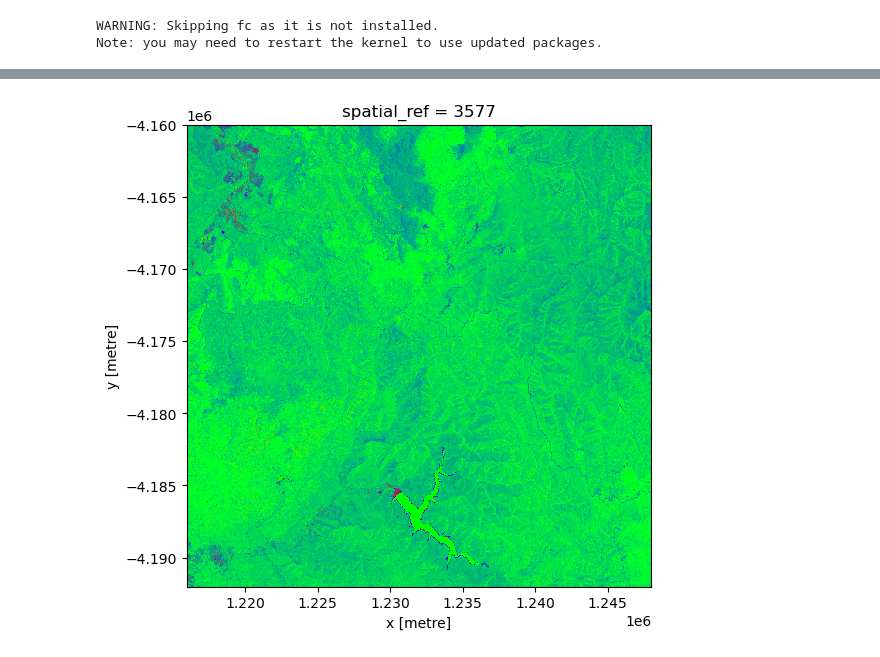
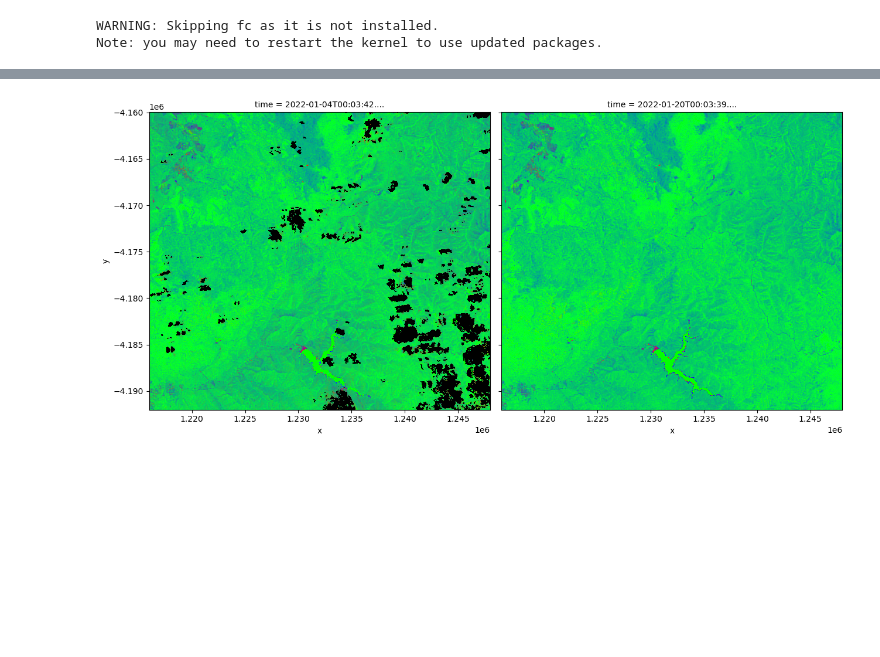
Before and after one commit to jennaguffogg/fc-sub-annual, a Jupyter notebook: notebooks/fc-landsat-exploration.ipynb, the cells around one changed output, grey strips where cells are left out. Drawn from its saved outputs; the diff is of its cells as text; code cells hidden in the pictures; blank space fills up the shorter version.

```diff
--- a/notebooks/fc-landsat-exploration.ipynb
+++ b/notebooks/fc-landsat-exploration.ipynb
@@ -685,4 +528,4 @@ spatial_ref
 # %%
-rgb(fc, bands=["BS", "PV", "NPV"])
+rgb(ls_fc_ds, bands=["BS", "PV", "NPV"], col="time")
 # %% [output]
-[figure, old version]
+[figure, new version]
```
Also changed, not shown: parts of 23 cells of this notebook.
